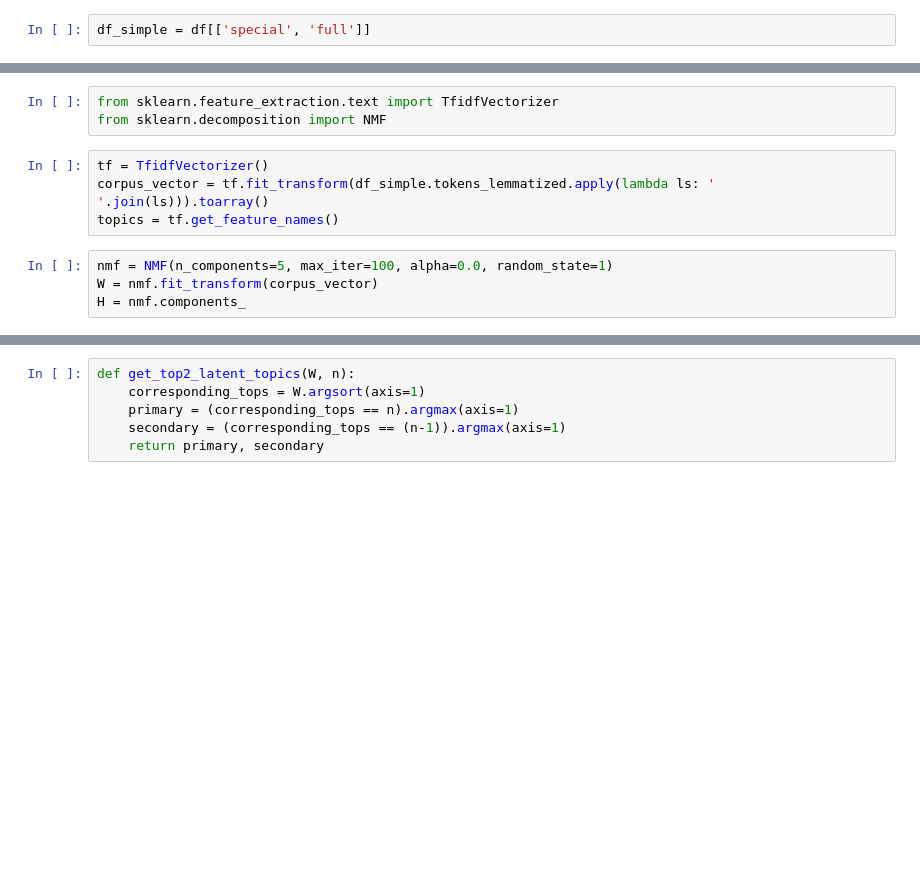
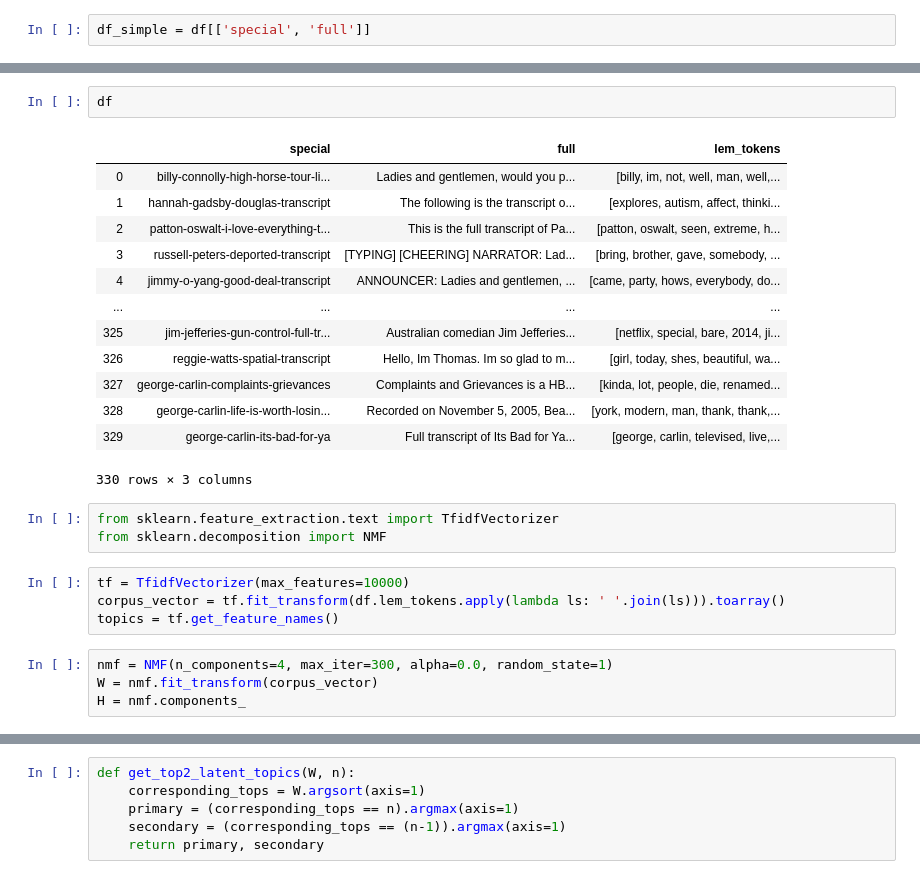
Before and after one commit to isaac-campbell-smith/Comedy_of_Errors, a Jupyter notebook: EDA.ipynb, the cells around one changed output, grey strips where cells are left out. Cells and saved outputs as stored; diff of their text form; blank space fills up the shorter version.

```diff
--- a/EDA.ipynb
+++ b/EDA.ipynb
@@ -140,11 +85,27 @@ See the caveats in the documentation: http://pandas.pydata.org/pandas-docs/stabl
+# %%
+df
+# %% [output]
+|  | special | full | lem_tokens |
+| 0 | billy-connolly-high-horse-tour-li... | Ladies and gentlemen, would you p... | [billy, im, not, well, man, well,... |
+| 1 | hannah-gadsby-douglas-transcript | The following is the transcript o... | [explores, autism, affect, thinki... |
+| 2 | patton-oswalt-i-love-everything-t... | This is the full transcript of Pa... | [patton, oswalt, seen, extreme, h... |
+| 3 | russell-peters-deported-transcript | [TYPING] [CHEERING] NARRATOR: Lad... | [bring, brother, gave, somebody, ... |
+| 4 | jimmy-o-yang-good-deal-transcript | ANNOUNCER: Ladies and gentlemen, ... | [came, party, hows, everybody, do... |
+| ... | ... | ... | ... |
+| 325 | jim-jefferies-gun-control-full-tr... | Australian comedian Jim Jefferies... | [netflix, special, bare, 2014, ji... |
+| 326 | reggie-watts-spatial-transcript | Hello, Im Thomas. Im so glad to m... | [girl, today, shes, beautiful, wa... |
+| 327 | george-carlin-complaints-grievances | Complaints and Grievances is a HB... | [kinda, lot, people, die, renamed... |
+| 328 | george-carlin-life-is-worth-losin... | Recorded on November 5, 2005, Bea... | [york, modern, man, thank, thank,... |
+| 329 | george-carlin-its-bad-for-ya | Full transcript of Its Bad for Ya... | [george, carlin, televised, live,... |
+330 rows × 3 columns
 # %%
 from sklearn.feature_extraction.text import TfidfVectorizer
 from sklearn.decomposition import NMF
 # %%
-tf = TfidfVectorizer()
-corpus_vector = tf.fit_transform(df_simple.tokens_lemmatized.apply(lambda ls: ' '.join(ls))).toarray()
+tf = TfidfVectorizer(max_features=10000)
+corpus_vector = tf.fit_transform(df.lem_tokens.apply(lambda ls: ' '.join(ls))).toarray()
 topics = tf.get_feature_names()
 # %%
-nmf = NMF(n_components=5, max_iter=100, alpha=0.0, random_state=1)
+nmf = NMF(n_components=4, max_iter=300, alpha=0.0, random_state=1)
 W = nmf.fit_transform(corpus_vector)
 H = nmf.components_
```
Also changed, not shown: parts of 27 cells of this notebook, 5 other files.
